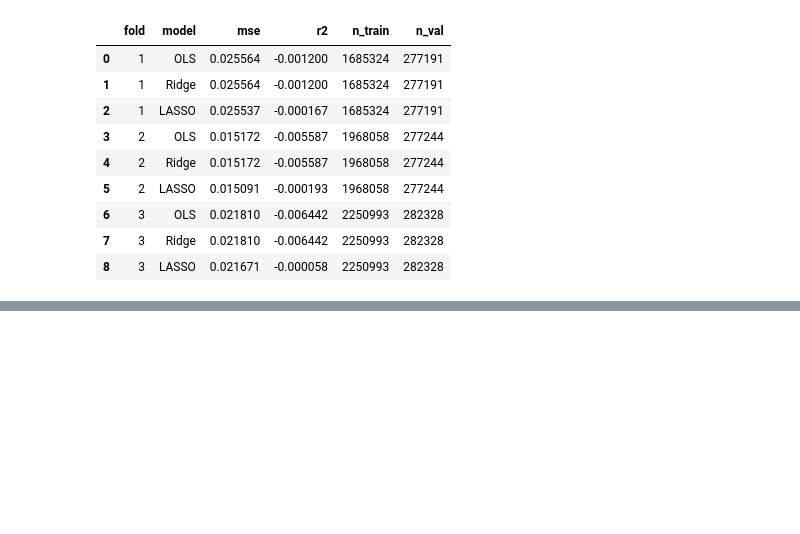
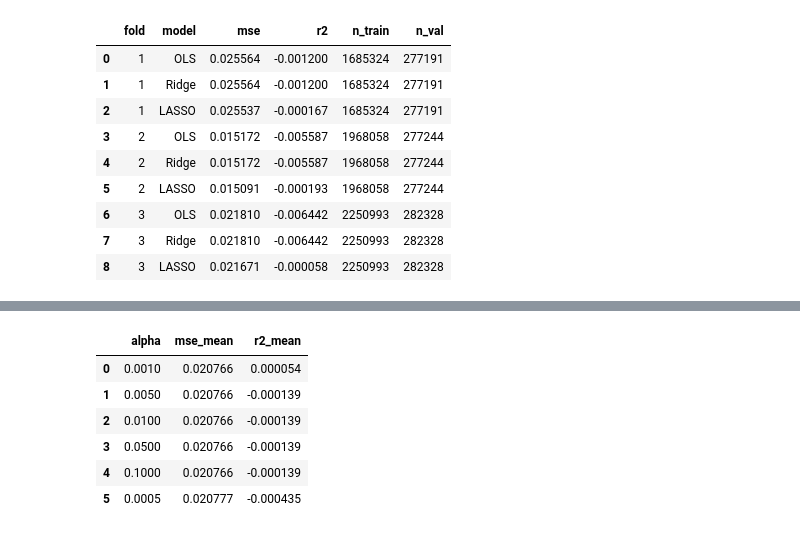
Before and after one commit to George-hardworking/machine-learning-for-finance, a Jupyter notebook: Assignment1/scripts/assignment1_kaibiao.ipynb, the cells around one changed output, grey strips where cells are left out. Saved outputs shown, nothing was run; the diff lists cells and outputs as text; code cells hidden in the pictures; blank space fills up the shorter version.

```diff
--- a/Assignment1/scripts/assignment1_kaibiao.ipynb
+++ b/Assignment1/scripts/assignment1_kaibiao.ipynb
@@ -366,0 +372,82 @@ Fold 3 LASSO: MSE=0.021671, R2=-0.0001, n_train=2250993, n_val=282328
+# %%
+# 时间一致的 alpha 网格搜索（Ridge/LASSO）
+import numpy as np
+from sklearn.preprocessing import StandardScaler
+from sklearn.impute import SimpleImputer
+from sklearn.linear_model import Ridge, Lasso
+from sklearn.metrics import mean_squared_error, r2_score
+
+ridge_grid = [0.01, 0.1, 1.0, 10.0, 100.0]
+lasso_grid = [0.0005, 0.001, 0.005, 0.01, 0.05, 0.1]
+
+# 重用上一步构造的 folds；如需不同窗口，可重新设定 use_date_window/dev_start/dev_end 后运行上一单元
+# 构造数据（与上一单元一致）
+if 'X_cv' not in globals():
+    # 如果用户未运行上一单元，则构建一遍
+    use_date_window = True
+    dev_start = pd.Timestamp("1990-01-01")
+    dev_end = pd.Timestamp("2020-12-31")
+    mask = (dates_for_split >= dev_start) & (dates_for_split <= dev_end) if use_date_window else slice(None)
+    X_cv = X_base.loc[mask]
+    y_cv = y_wins.loc[mask]
+    dates_cv = dates_for_split.loc[mask]
+
+    order = np.argsort(dates_cv.values)
+    X_cv = X_cv.iloc[order]
+    y_cv = y_cv.iloc[order]
+    dates_cv = dates_cv.iloc[order]
+
+    unique_dates = np.sort(dates_cv.unique())
+    folds = []
+    n_folds = 3
+    train_min_frac = 0.6
+    for i in range(n_folds):
+        val_start = int(len(unique_dates) * (train_min_frac + i * (1 - train_min_frac) / n_folds))
+        val_end = int(len(unique_dates) * (train_min_frac + (i + 1) * (1 - train_min_frac) / n_folds))
+        val_end = min(val_end, len(unique_dates))
+        train_cut = unique_dates[val_start]
+        val_cut = unique_dates[val_end - 1] if val_end > val_start else unique_dates[-1]
+        train_mask = dates_cv <= train_cut
+        val_mask = (dates_cv > train_cut) & (dates_cv <= val_cut)
+        if val_mask.sum() == 0:
+            continue
+        folds.append((train_mask, val_mask))
+    print(f"折数: {len(folds)}，示例每折验证区间基于日期量分位切分")
+
+# 评估函数
+
+def eval_grid(alpha_list, model_cls, X, y, folds):
+    rows = []
+    for alpha in alpha_list:
+        fold_metrics = []
+        for fold_id, (train_mask, val_mask) in enumerate(folds, 1):
+            X_train, X_val = X.loc[train_mask], X.loc[val_mask]
+            y_train, y_val = y.loc[train_mask], y.loc[val_mask]
+
+            imputer = SimpleImputer(strategy='median')
+            X_train_imp = imputer.fit_transform(X_train)
+            X_val_imp = imputer.transform(X_val)
+
+            scaler = StandardScaler()
+            X_train_s = scaler.fit_transform(X_train_imp)
+            X_val_s = scaler.transform(X_val_imp)
+
+            model = model_cls(alpha=alpha, max_iter=5000) if model_cls is Lasso else model_cls(alpha=alpha)
+            model.fit(X_train_s, y_train)
+            pred = model.predict(X_val_s)
+            mse = mean_squared_error(y_val, pred)
+            r2 = r2_score(y_val, pred)
+            fold_metrics.append((mse, r2))
+        mse_mean = np.mean([m for m, _ in fold_metrics])
+        r2_mean = np.mean([r for _, r in fold_metrics])
+        rows.append({"alpha": alpha, "mse_mean": mse_mean, "r2_mean": r2_mean})
+    return pd.DataFrame(rows)
+
+ridge_grid_df = eval_grid(ridge_grid, Ridge, X_cv, y_cv, folds)
+lasso_grid_df = eval_grid(lasso_grid, Lasso, X_cv, y_cv, folds)
+
+print("Ridge alpha 网格结果：")
+display(ridge_grid_df.sort_values('mse_mean').reset_index(drop=True))
+print("LASSO alpha 网格结果：")
+display(lasso_grid_df.sort_values('mse_mean').reset_index(drop=True))
+# %% [output]
@@ -366,0 +462,7 @@ Fold 3 LASSO: MSE=0.021671, R2=-0.0001, n_train=2250993, n_val=282328
+|  | alpha | mse_mean | r2_mean |
+| 0 | 0.0010 | 0.020766 | 0.000054 |
+| 1 | 0.0050 | 0.020766 | -0.000139 |
+| 2 | 0.0100 | 0.020766 | -0.000139 |
+| 3 | 0.0500 | 0.020766 | -0.000139 |
+| 4 | 0.1000 | 0.020766 | -0.000139 |
+| 5 | 0.0005 | 0.020777 | -0.000435 |
```
Also changed, not shown: parts of 6 cells of this notebook.
